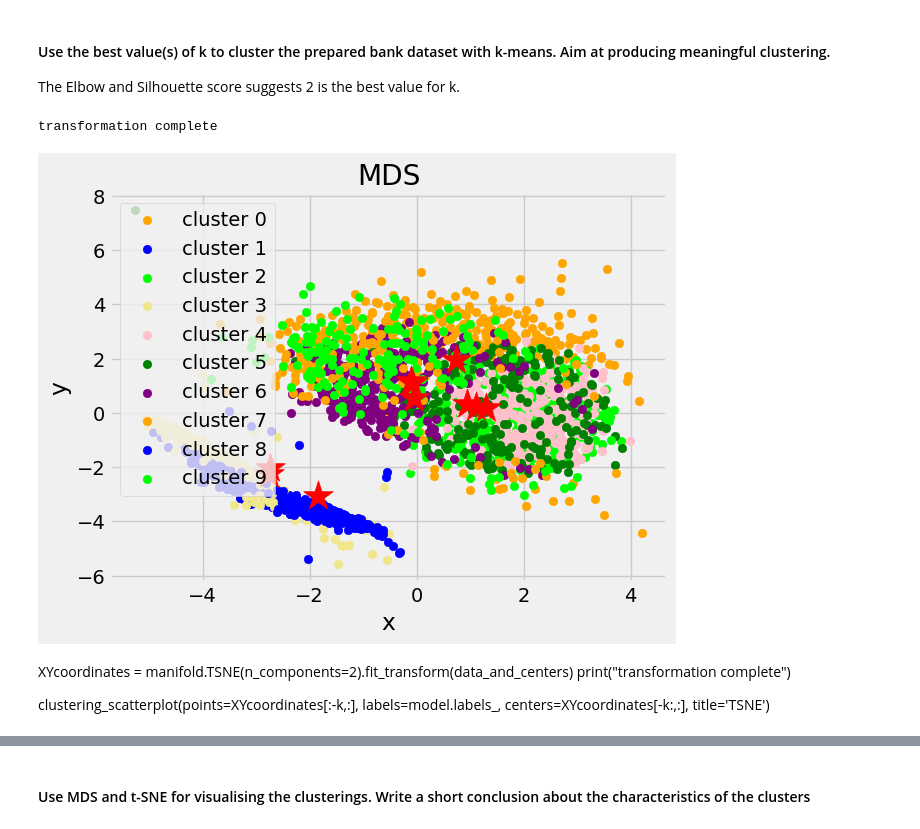
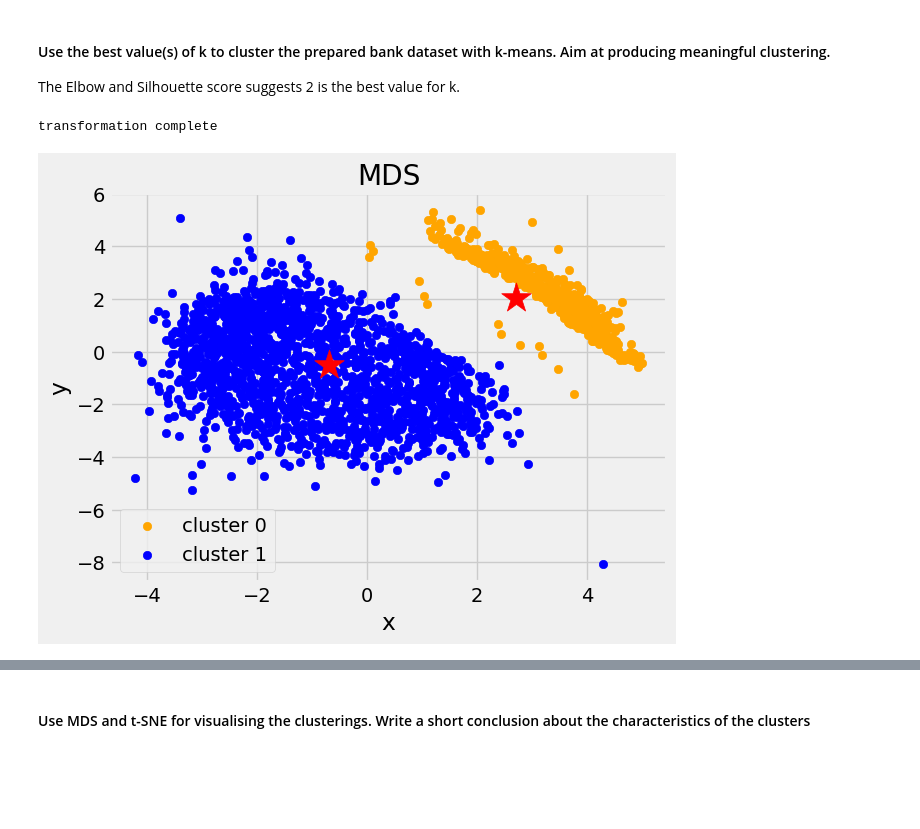
Before and after one commit to qaz73/ULAssignment-2, a Jupyter notebook: etivity2.ipynb, the cells around one changed output, grey strips where cells are left out. Saved outputs shown, nothing was run; the diff lists cells and outputs as text; code cells hidden in the pictures; blank space fills up the shorter version.

```diff
--- a/etivity2.ipynb
+++ b/etivity2.ipynb
@@ -394,37 +438,21 @@ The Elbow and Silhouette score suggests 2 is the best value for k.
 # %%
 best_k = 2
 
-
-model = KMeans(n_clusters=k, init='k-means++', max_iter=300, n_init=10, random_state=0)
+model = KMeans(n_clusters=best_k, init='k-means++', max_iter=300, n_init=10, random_state=0)
 
 model.fit(df_post_col_transform)  # Fit the k-Means model
-#
-#clustering_model = pipe.fit_transform(df)
-
-# Here we use the preprocessing step of the pipeline to get a copy of the dataset with the preprocessing steps applied to it.
-preprocessed_data = df_post_col_transform
-preprocessed_data
 
 # Append the cluster centers to the preprocessed dataset.
-data_and_centers = np.r_[preprocessed_data,model.cluster_centers_]
+data_and_centers = np.r_[df_post_col_transform,model.cluster_centers_]
 # %%
 # Project both the data and the k-Means cluster centers to 2D.
 XYcoordinates = manifold.MDS(n_components=2, normalized_stress='auto').fit_transform(data_and_centers)
 print("transformation complete")
 
-clustering_scatterplot(points=XYcoordinates[:-k,:],
+clustering_scatterplot(points=XYcoordinates[:-best_k,:],
                        labels=model.labels_,
-                       centers=XYcoordinates[-k:,:],
+                       centers=XYcoordinates[-best_k:,:],
                        title='MDS')
 # %% [output]
 transformation complete
-[figure, old version]
+[figure, new version]
-# %% [markdown]
-XYcoordinates = manifold.TSNE(n_components=2).fit_transform(data_and_centers)
-print("transformation complete")
-
-
-clustering_scatterplot(points=XYcoordinates[:-k,:],
-                       labels=model.labels_,
-                       centers=XYcoordinates[-k:,:],
-                       title='TSNE')
```
Also changed, not shown: parts of 44 cells of this notebook.
